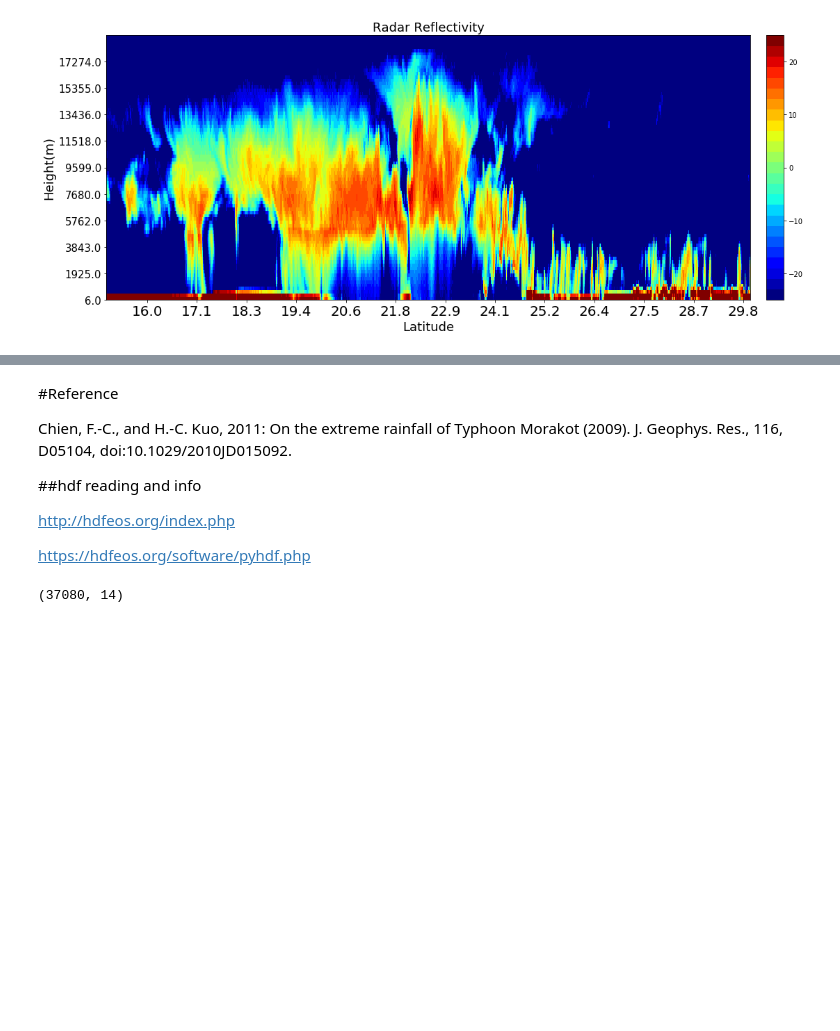
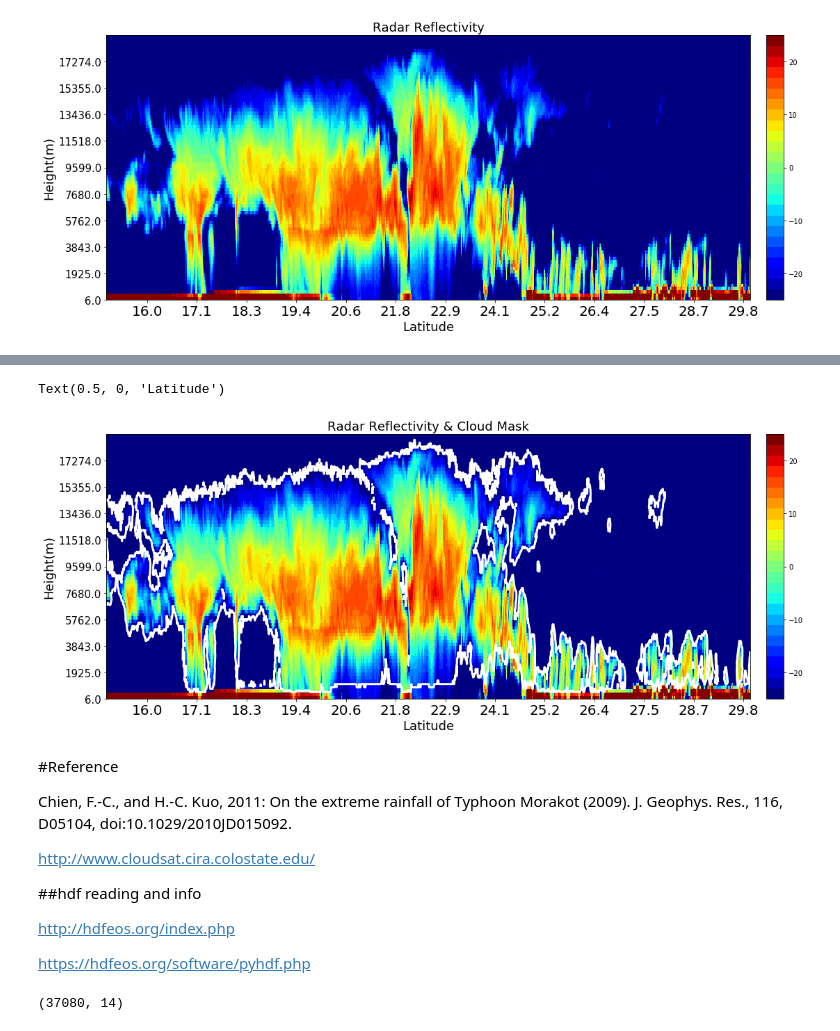
Before and after one commit to jerryjerry9/CloudSat_tutorial, a Jupyter notebook: cloudsat_process.ipynb, the cells around one changed output, grey strips where cells are left out. Cells and saved outputs as stored; diff of their text form; code cells hidden in the pictures; blank space fills up the shorter version.

```diff
--- a/cloudsat_process.ipynb
+++ b/cloudsat_process.ipynb
@@ -345,7 +363,27 @@ Text(0.5, 0, 'Latitude')
+# %%
+#雷達回波 & Cloud mask plot
+fig = plt.figure(figsize=(20,7))
+plt.pcolormesh(r_Ref[20:100,:],cmap=plt.cm.get_cmap('jet',25), vmin=-25, vmax=25)
+plt.colorbar(aspect=15, pad=0.02)
+levels = np.arange(20,60,20)
+plt.contour(r_c_mask[20:100,:],levels,linewidths=3,colors='w')
+plt.title('Radar Reflectivity & Cloud Mask',fontsize=18)
+#XY軸設定指令
+plt.yticks(np.arange(0,80,step=8), (ref_height[20:100:8,]))
+plt.xticks(np.arange(99,1556,step=120), (taiwan_lat[99:1556:120,0]))
+plt.tick_params(axis="x", labelsize=20)
+plt.tick_params(axis="y", labelsize=15)
+plt.ylabel('Height(m)',color='k',fontsize=18)
+plt.xlabel('Latitude',color='k',fontsize=18)
+# %% [output]
+Text(0.5, 0, 'Latitude')
+[figure, added]
 # %% [markdown]
 #Reference
 
 Chien, F.-C., and H.-C. Kuo, 2011: On the extreme rainfall of Typhoon Morakot (2009). J. Geophys. Res., 116, D05104, doi:10.1029/2010JD015092.
+
+http://www.cloudsat.cira.colostate.edu/
 
 ##hdf reading and info
 
```
Also changed, not shown: parts of 12 cells of this notebook.
